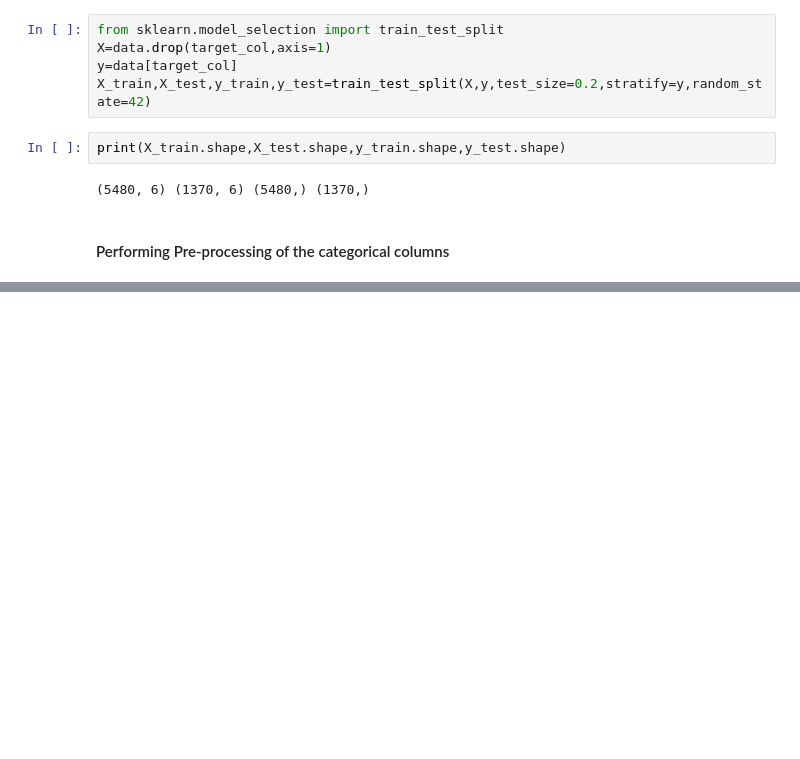
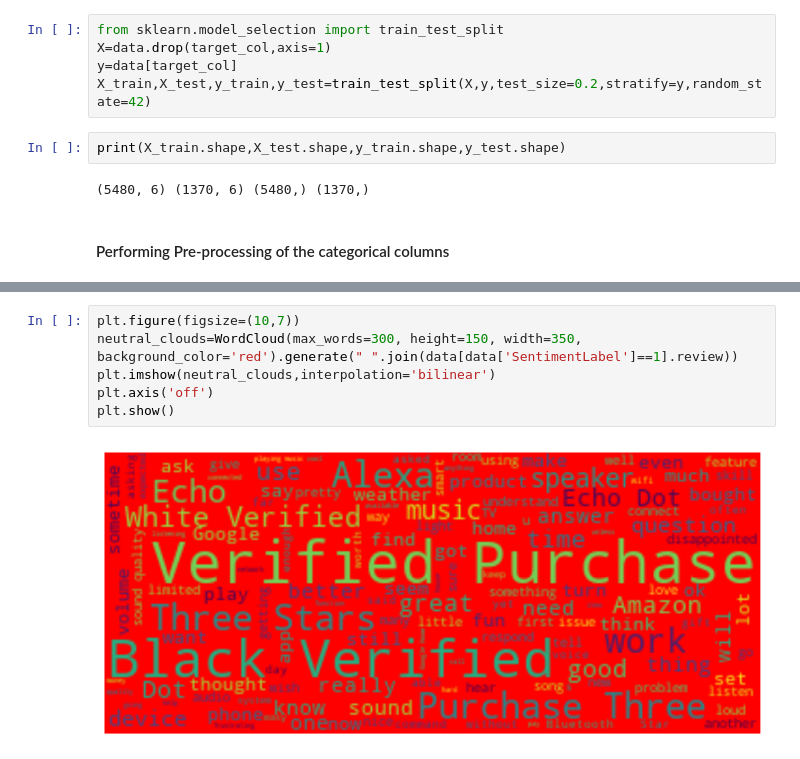
Before and after one commit to suhaibmukhtar/Sentiment_Analysis_End2End_Project, a Jupyter notebook: test.ipynb, the cells around one changed output, grey strips where cells are left out. Saved outputs shown, nothing was run; the diff lists cells and outputs as text; blank space fills up the shorter version.

```diff
--- a/test.ipynb
+++ b/test.ipynb
@@ -273,0 +299,8 @@ preprocessor
+# %%
+plt.figure(figsize=(10,7))
+neutral_clouds=WordCloud(max_words=300, height=150, width=350, background_color='red').generate(" ".join(data[data['SentimentLabel']==1].review))
+plt.imshow(neutral_clouds,interpolation='bilinear')
+plt.axis('off')
+plt.show()
+# %% [output]
+[figure, added]
```
Also changed, not shown: parts of 21 cells of this notebook, 4 other files.
